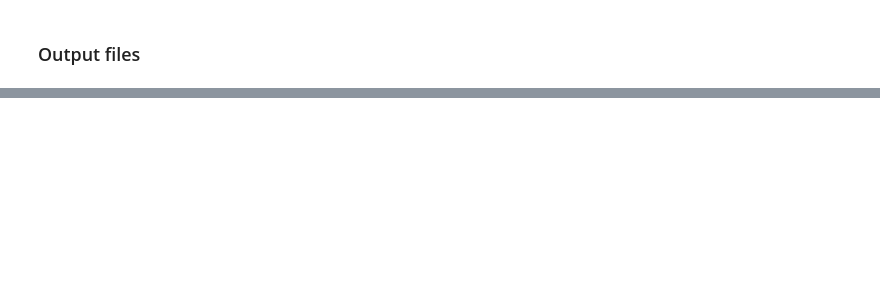
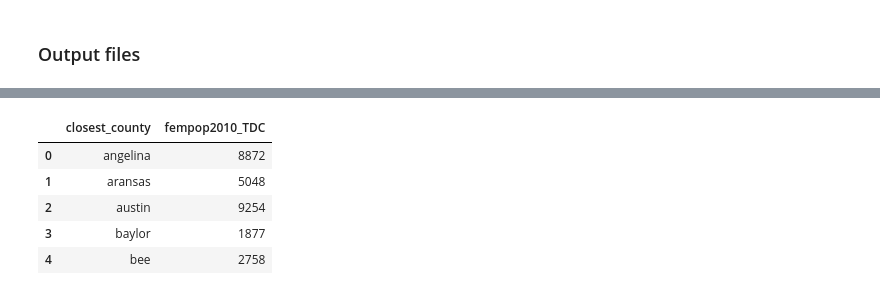
Before and after one commit to odog96/contraceptive_care, a Jupyter notebook: county_catchment.ipynb, the cells around one changed output, grey strips where cells are left out. Saved outputs shown, nothing was run; the diff lists cells and outputs as text; code cells hidden in the pictures; blank space fills up the shorter version.

```diff
--- a/county_catchment.ipynb
+++ b/county_catchment.ipynb
@@ -95,4 +133,4 @@ totclinic2010     int64
 totclin2015       int64
 dtype: object
 # %%
-clnc_df['county'] = [x.lower() for x in clnc_df['county']]
+#clnc_df['county'] = [x.lower() for x in clnc_df['county']]
@@ -238,0 +294,13 @@ county_detail.to_csv('data_county_centroid.csv')
+# %%
+df1_catch_2010 = df1_1_2010.merge(pop[['county','fempop2010_TDC']],how='inner',on='county')
+# %%
+df2_catch_2010 = df1_catch_2010[['closest_county','fempop2010_TDC']].groupby('closest_county').sum().reset_index()
+# %%
+df2_catch_2010.head()
+# %% [output]
+|  | closest_county | fempop2010_TDC |
+| 0 | angelina | 8872 |
+| 1 | aransas | 5048 |
+| 2 | austin | 9254 |
+| 3 | baylor | 1877 |
+| 4 | bee | 2758 |
```
Also changed, not shown: parts of 46 cells of this notebook, 2 other files.
